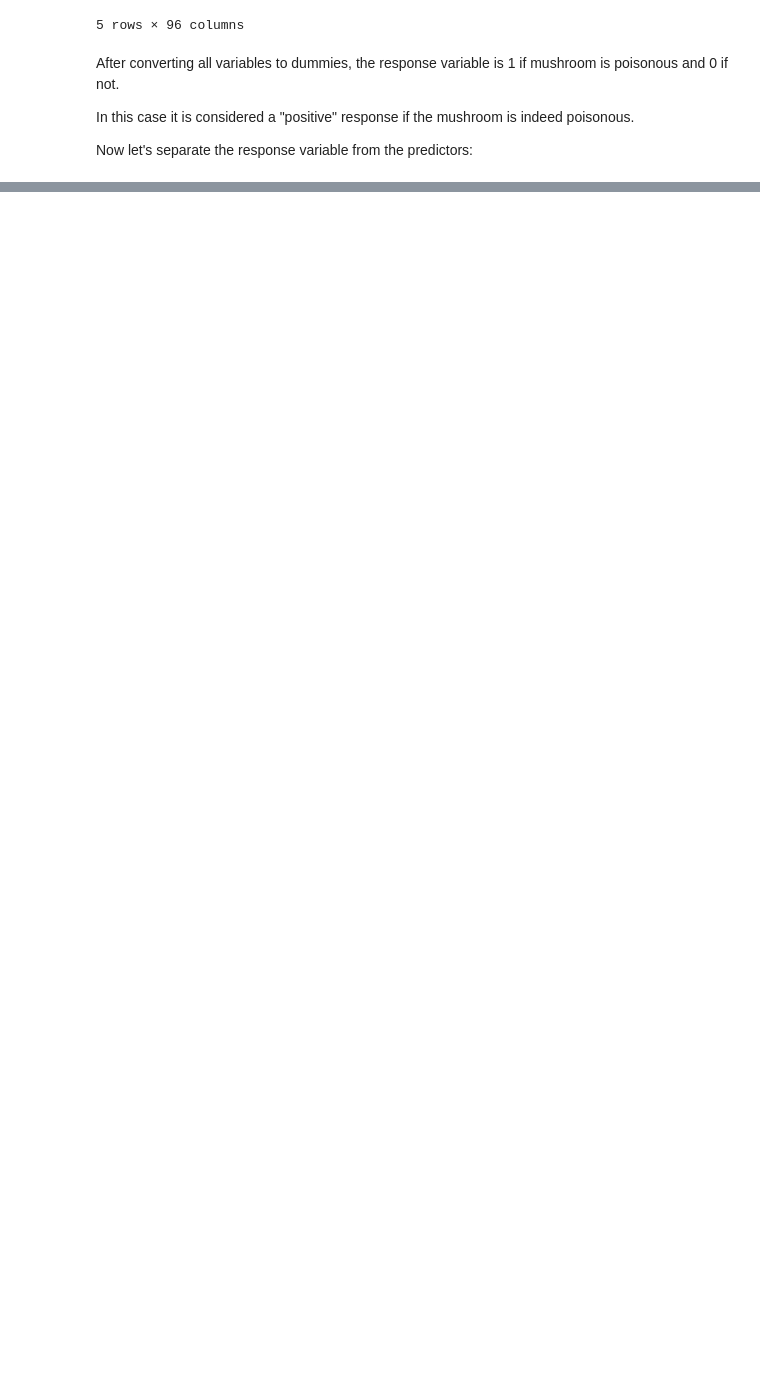
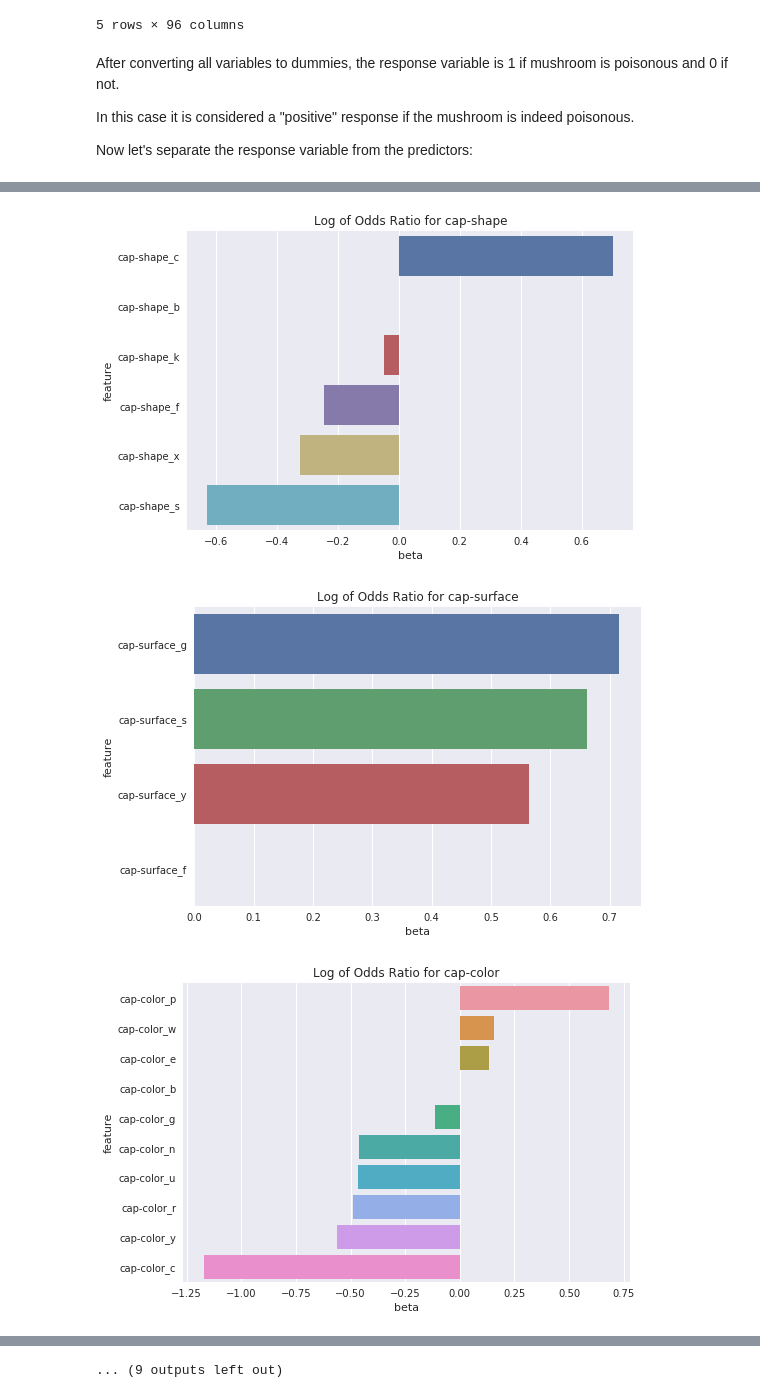
Before and after one commit to andres-zartab/mushroom_classification, a Jupyter notebook: src/mushroom_classification.ipynb, the cells around one changed output, grey strips where cells are left out. Cells and saved outputs as stored; diff of their text form; code cells hidden in the pictures; blank space fills up the shorter version.

```diff
--- a/src/mushroom_classification.ipynb
+++ b/src/mushroom_classification.ipynb
@@ -376,0 +310,8 @@ df_log[df_log['x'].str.contains("gill-spacing")]
+# %%
+from sklearn.metrics import classification_report
+
+svc_tuning = SVC(kernel="linear", C=1)
+svc_tuning.fit(X_train, y_train)
+svc_tuning_preds = svc_tuning.predict(X_test)
+
+print(classification_report(y_test, svc_tuning_preds))
@@ -376,0 +407,3 @@ df_log[df_log['x'].str.contains("gill-spacing")]
+# %%
+df_log = pd.DataFrame({'feature': np.array(X.columns), 'beta':logit.coef_[0]})
+df_log['OR'] = np.exp(df_log['beta'])
@@ -376,0 +428,15 @@ df_log[df_log['x'].str.contains("gill-spacing")]
+# %%
+bases = ['class_e', 'cap-shape_b', 'cap-surface_f', 'cap-color_b', 'bruises_f', 'odor_a',
+ 'gill-attachment_a', 'gill-spacing_c', 'gill-size_b', 'gill-color_b', 'stalk-root_?',
+ 'stalk-color-above-ring_b', 'stalk-color-below-ring_b', 'veil-color_n',
+ 'ring-number_n', 'ring-type_e', 'spore-print-color_b', 'population_a', 'habitat_d',
+'stalk-shape_e', 'stalk-surface-above-ring_f', 'stalk-surface-below-ring_f']
+
+pd_bases = pd.DataFrame.from_dict({
+    'feature': bases,
+    'beta': np.zeros(len(bases)),
+    'OR': np.ones(len(bases))
+})
+
+df_log = pd.concat([df_log, pd_bases])
+df_log
@@ -376,0 +464,15 @@ df_log[df_log['x'].str.contains("gill-spacing")]
+# %%
+def graph_ors(feature):
+    ors = df_log[df_log['feature'].str.contains(feature)]
+    ors = ors.sort_values(by='OR', ascending=False)
+
+    ax = sns.barplot(x="beta", y="feature", data=ors)
+    ax.set_title(f"Log of Odds Ratio for {feature}")
+    plt.show()
+# %%
+for feature in features:
+    graph_ors(feature)
+# %% [output]
+[figure, added]
+[figure, added]
+[figure, added]
@@ -376,0 +488 @@ df_log[df_log['x'].str.contains("gill-spacing")]
+... (9 outputs left out)
```
Also changed, not shown: parts of 39 cells of this notebook.
